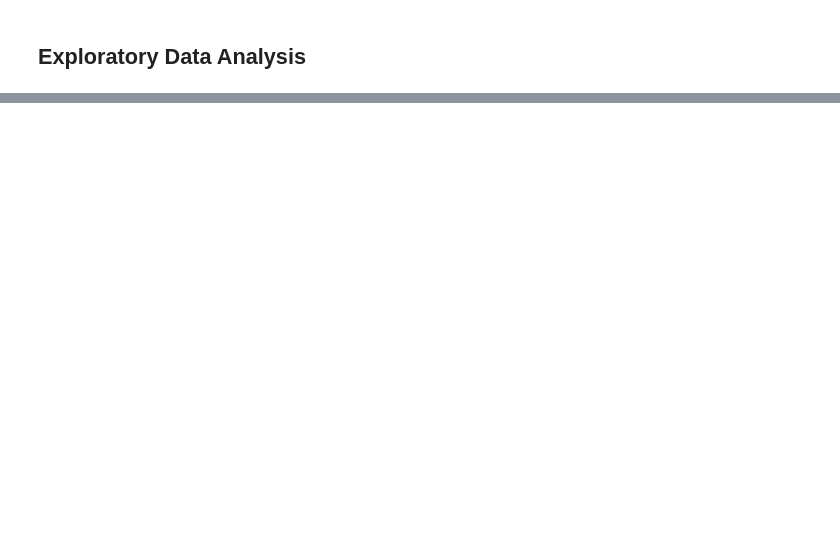
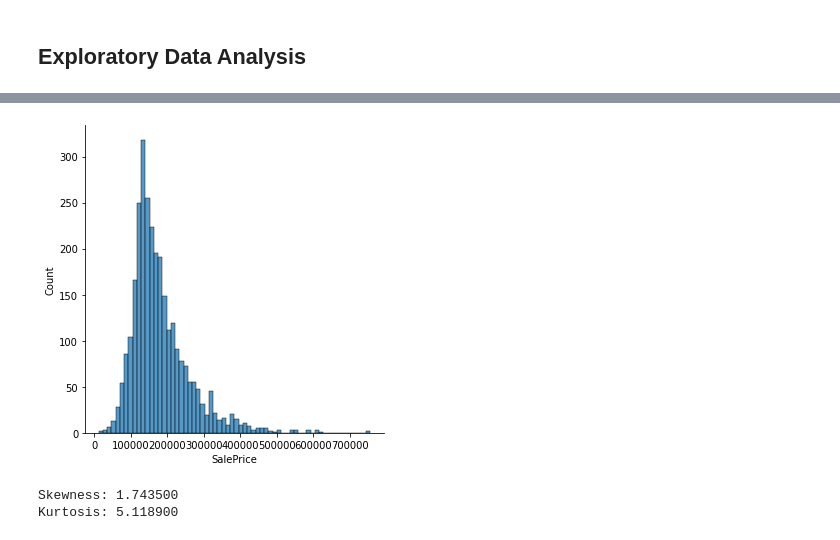
Before and after one commit to pedrohortencio/machine-learning-gladiator, a Jupyter notebook: House Prices/House_Prices_Gladiator.ipynb, the cells around one changed output, grey strips where cells are left out. Saved outputs shown, nothing was run; the diff lists cells and outputs as text; code cells hidden in the pictures; blank space fills up the shorter version.

```diff
--- a/House Prices/House_Prices_Gladiator.ipynb
+++ b/House Prices/House_Prices_Gladiator.ipynb
@@ -45,0 +74,12 @@ df_test.sample(3)
+# %%
+#histogram
+sns.displot(df['SalePrice']);
+# %% [output]
+[figure, added]
+# %%
+#skewness and kurtosis
+print("Skewness: %f" % df['SalePrice'].skew())
+print("Kurtosis: %f" % df['SalePrice'].kurt())
+# %% [output]
+Skewness: 1.743500
+Kurtosis: 5.118900
```
Also changed, not shown: parts of 25 cells of this notebook.
